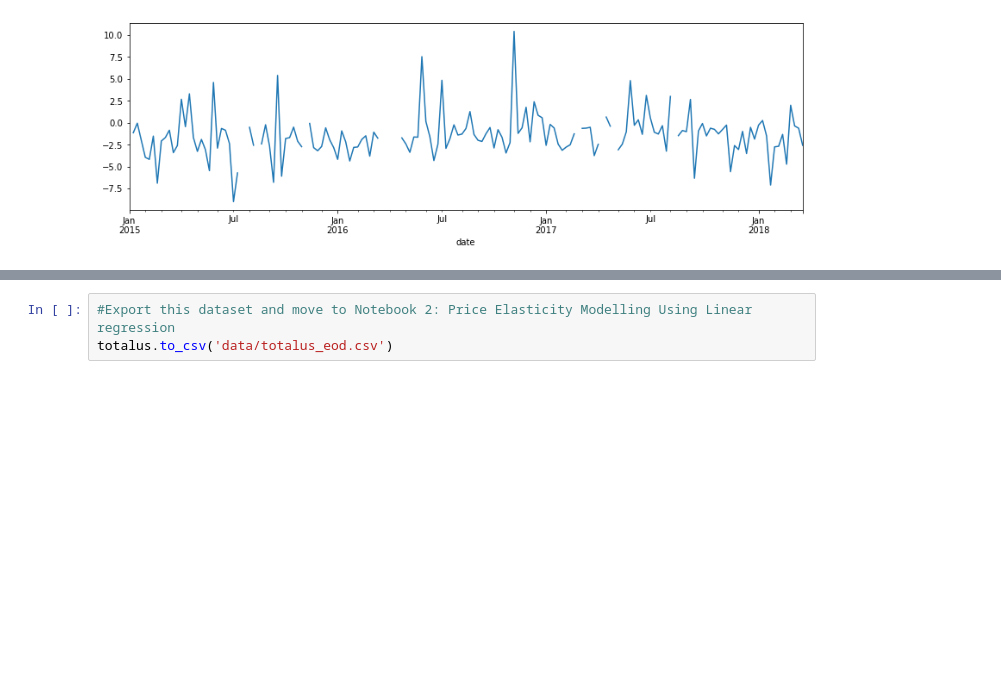
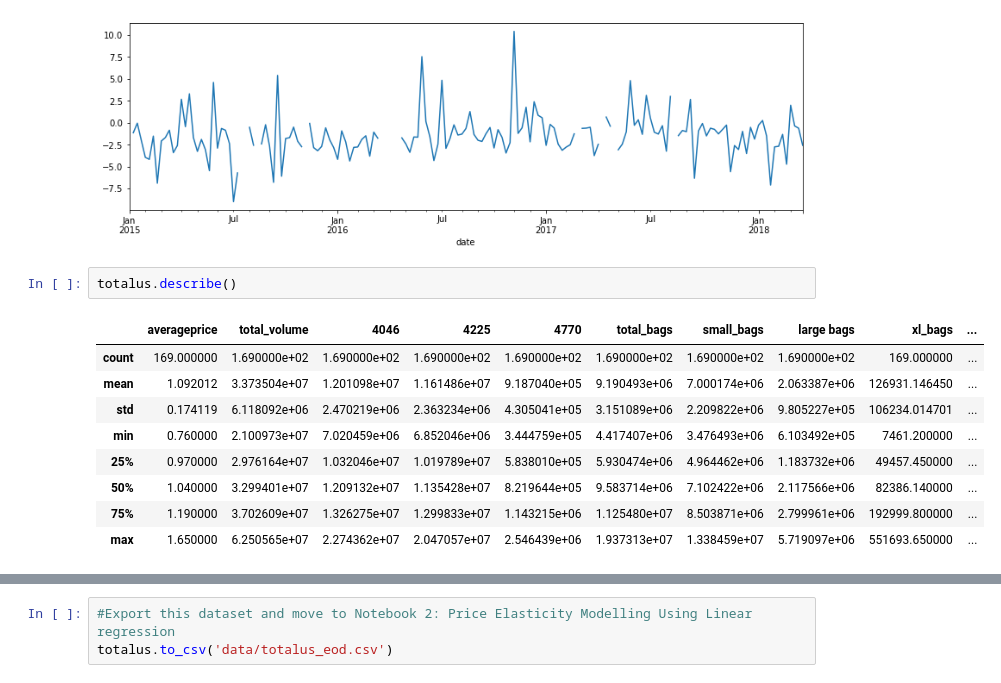
Before and after one commit to melissammcmillan/price_elasticity_of_avocados, a Jupyter notebook: 1_Avocado_EDA.ipynb, the cells around one changed output, grey strips where cells are left out. Cells and saved outputs as stored; diff of their text form; blank space fills up the shorter version.

```diff
--- a/1_Avocado_EDA.ipynb
+++ b/1_Avocado_EDA.ipynb
@@ -301,3 +301,15 @@ totalus['price_eod'].plot(figsize=(14,4))
 # %% [output]
 <matplotlib.axes._subplots.AxesSubplot at 0x...>
 [figure]
+# %%
+totalus.describe()
+# %% [output]
+|  | averageprice | total_volume | 4046 | 4225 | 4770 | total_bags | small_bags | large bags | xl_bags | ... |
+| count | 169.000000 | 1.690000e+02 | 1.690000e+02 | 1.690000e+02 | 1.690000e+02 | 1.690000e+02 | 1.690000e+02 | 1.690000e+02 | 169.000000 | ... |
+| mean | 1.092012 | 3.373504e+07 | 1.201098e+07 | 1.161486e+07 | 9.187040e+05 | 9.190493e+06 | 7.000174e+06 | 2.063387e+06 | 126931.146450 | ... |
+| std | 0.174119 | 6.118092e+06 | 2.470219e+06 | 2.363234e+06 | 4.305041e+05 | 3.151089e+06 | 2.209822e+06 | 9.805227e+05 | 106234.014701 | ... |
+| min | 0.760000 | 2.100973e+07 | 7.020459e+06 | 6.852046e+06 | 3.444759e+05 | 4.417407e+06 | 3.476493e+06 | 6.103492e+05 | 7461.200000 | ... |
+| 25% | 0.970000 | 2.976164e+07 | 1.032046e+07 | 1.019789e+07 | 5.838010e+05 | 5.930474e+06 | 4.964462e+06 | 1.183732e+06 | 49457.450000 | ... |
+| 50% | 1.040000 | 3.299401e+07 | 1.209132e+07 | 1.135428e+07 | 8.219644e+05 | 9.583714e+06 | 7.102422e+06 | 2.117566e+06 | 82386.140000 | ... |
+| 75% | 1.190000 | 3.702609e+07 | 1.326275e+07 | 1.299833e+07 | 1.143215e+06 | 1.125480e+07 | 8.503871e+06 | 2.799961e+06 | 192999.800000 | ... |
+| max | 1.650000 | 6.250565e+07 | 2.274362e+07 | 2.047057e+07 | 2.546439e+06 | 1.937313e+07 | 1.338459e+07 | 5.719097e+06 | 551693.650000 | ... |
```
Also changed, not shown: parts of 2 cells of this notebook, 1 other file.
